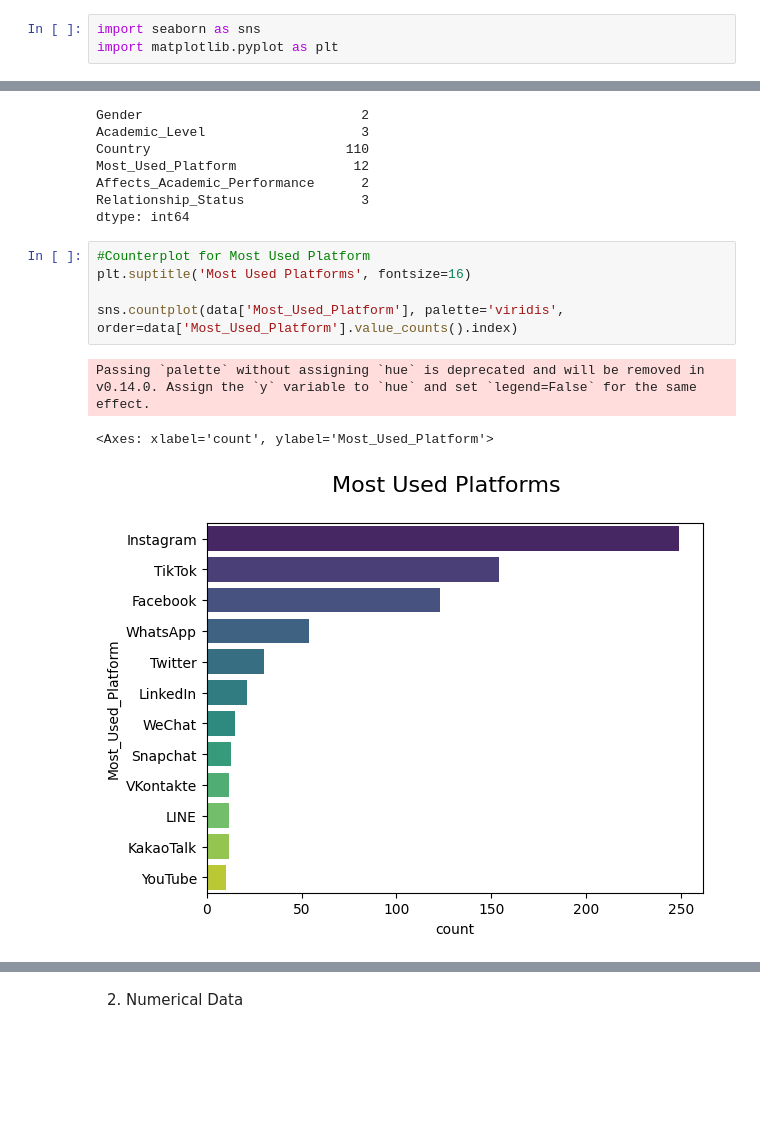
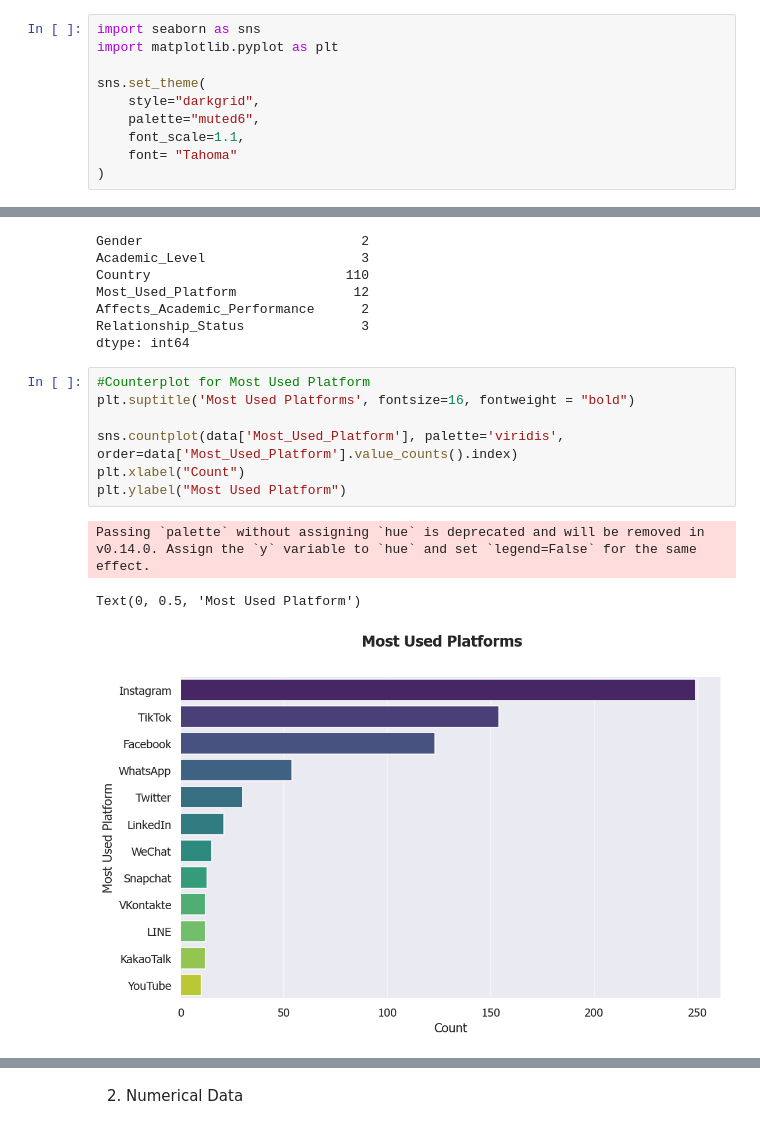
Before and after one commit to Harsh-1598/Students-Social-Media-Addiction, a Jupyter notebook: codes/main.ipynb, the cells around one changed output, grey strips where cells are left out. Saved outputs shown, nothing was run; the diff lists cells and outputs as text; blank space fills up the shorter version.

Commit message:
Updated the Plots in the main

```diff
--- a/codes/main.ipynb
+++ b/codes/main.ipynb
@@ -107,6 +107,13 @@ A. Univariate Analysis : Performing the analysis in each column individually to
 # %%
 import seaborn as sns
 import matplotlib.pyplot as plt
+
+sns.set_theme(
+    style="darkgrid",
+    palette="muted6",
+    font_scale=1.1,
+    font= "Tahoma"
+)
 # %% [markdown]
 1. Categorical Data
 # %%
@@ -122,13 +129,15 @@ Relationship_Status               3
 dtype: int64
 # %%
 #Counterplot for Most Used Platform
-plt.suptitle('Most Used Platforms', fontsize=16)
+plt.suptitle('Most Used Platforms', fontsize=16, fontweight = "bold")
 
 sns.countplot(data['Most_Used_Platform'], palette='viridis', order=data['Most_Used_Platform'].value_counts().index)
+plt.xlabel("Count")
+plt.ylabel("Most Used Platform")
 # %% [output]
 Passing `palette` without assigning `hue` is deprecated and will be removed in v0.14.0. Assign the `y` variable to `hue` and set `legend=False` for the same effect.
-<Axes: xlabel='count', ylabel='Most_Used_Platform'>
+Text(0, 0.5, 'Most Used Platform')
-[figure, old version]
+[figure, new version]
 # %%
 #Pie chart for Categorial Data Distribution
 fig = plt.figure(figsize=(13, 10))
```
Also changed, not shown: parts of 17 cells of this notebook, 12 other files.
